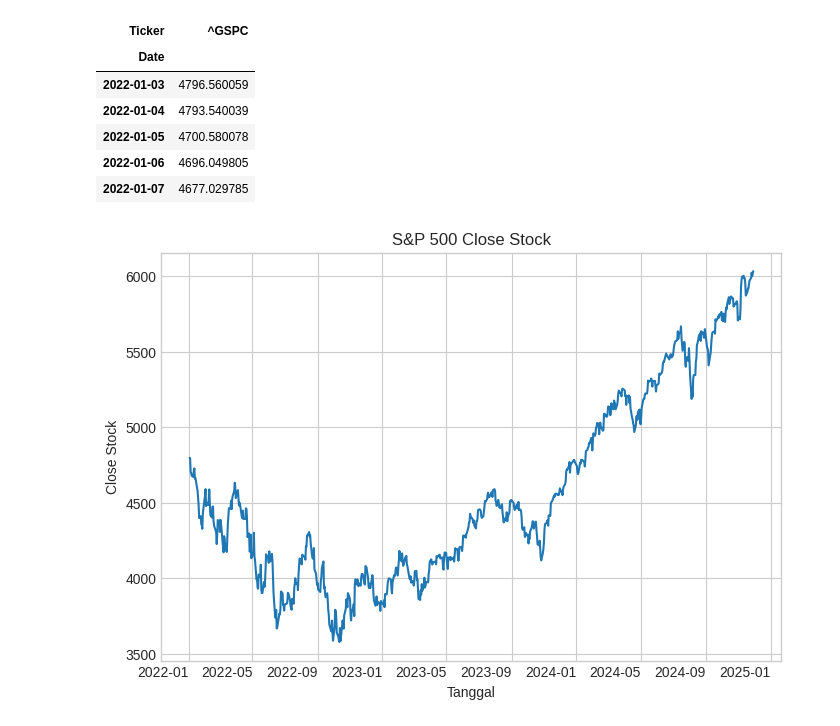
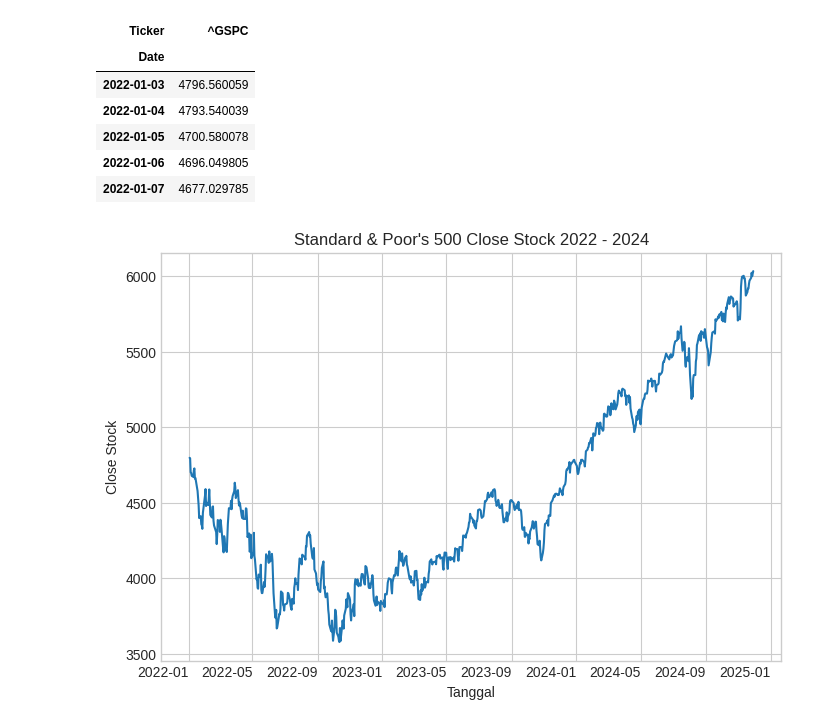
Before and after one commit to Kelniit/Jati, a Jupyter notebook: Jati.ipynb, the cells around one changed output. Saved outputs shown, nothing was run; the diff lists cells and outputs as text; code cells hidden in the pictures.

```diff
--- a/Jati.ipynb
+++ b/Jati.ipynb
@@ -51,12 +53,12 @@ oriclose.iloc[:5]
 # %%
 import matplotlib.pyplot as plt
 
 plt.style.use("seaborn-v0_8-whitegrid")
 
-title = "S&P 500 Close Stock"
+title = "Standard & Poor's 500 Close Stock 2022 - 2024"
 
 xlabel = "Tanggal"; ylabel = "Close Stock"
 
 plot = oriclose["^GSPC"].plot.line(title=title, xlabel=xlabel, ylabel=ylabel, figsize=(8, 6), rot=0);
 # %% [output]
-[figure, old version]
+[figure, new version]
```
Also changed, not shown: parts of 1 cell of this notebook.
